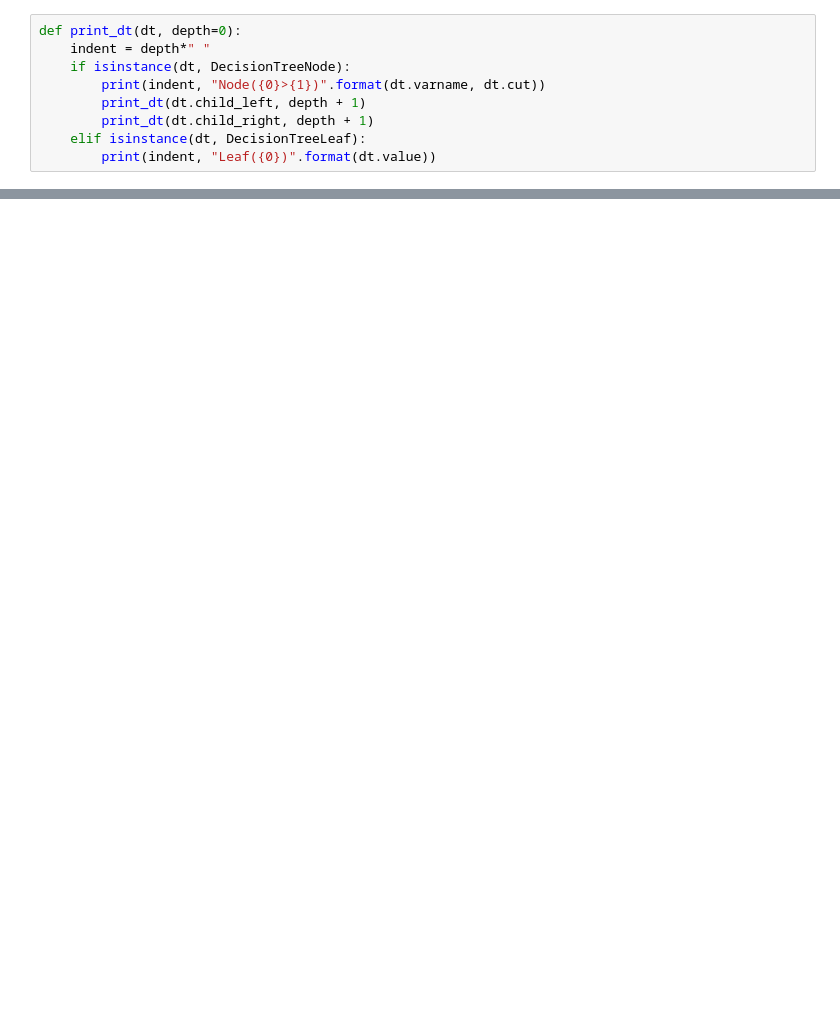
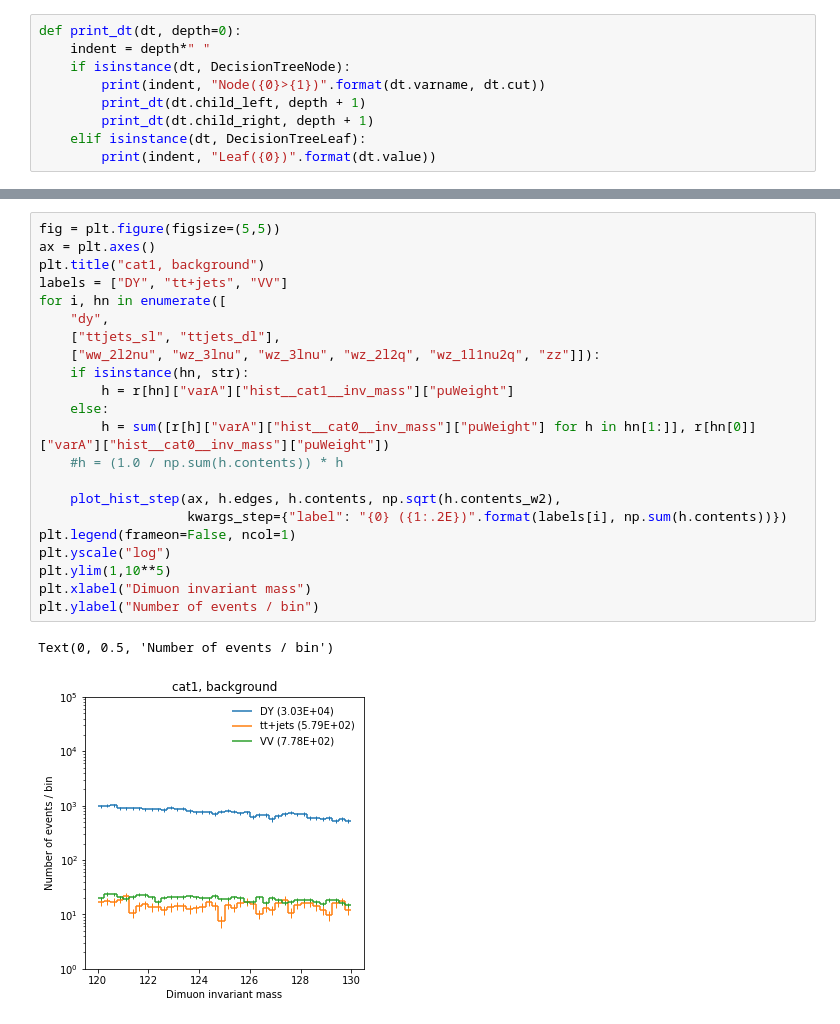
Before and after one commit to jpata/hepaccelerate-cms, a Jupyter notebook: notebook/limits.ipynb, the cells around one changed output, grey strips where cells are left out. Saved outputs shown, nothing was run; the diff lists cells and outputs as text; blank space fills up the shorter version.

```diff
--- a/notebook/limits.ipynb
+++ b/notebook/limits.ipynb
@@ -286,0 +103,25 @@ parameters["baseline"]["categorization_trees"]["previous_best"].make_dot()
+# %%
+fig = plt.figure(figsize=(5,5))
+ax = plt.axes()
+plt.title("cat1, background")
+labels = ["DY", "tt+jets", "VV"]
+for i, hn in enumerate([
+    "dy",
+    ["ttjets_sl", "ttjets_dl"],
+    ["ww_2l2nu", "wz_3lnu", "wz_3lnu", "wz_2l2q", "wz_1l1nu2q", "zz"]]):
+    if isinstance(hn, str):
+        h = r[hn]["varA"]["hist__cat1__inv_mass"]["puWeight"]
+    else:
+        h = sum([r[h]["varA"]["hist__cat0__inv_mass"]["puWeight"] for h in hn[1:]], r[hn[0]]["varA"]["hist__cat0__inv_mass"]["puWeight"])
+    #h = (1.0 / np.sum(h.contents)) * h
+
+    plot_hist_step(ax, h.edges, h.contents, np.sqrt(h.contents_w2),
+                   kwargs_step={"label": "{0} ({1:.2E})".format(labels[i], np.sum(h.contents))})
+plt.legend(frameon=False, ncol=1)
+plt.yscale("log")
+plt.ylim(1,10**5)
+plt.xlabel("Dimuon invariant mass")
+plt.ylabel("Number of events / bin")
+# %% [output]
+Text(0, 0.5, 'Number of events / bin')
+[figure, added]
```
Also changed, not shown: parts of 34 cells of this notebook, 3 other files.
